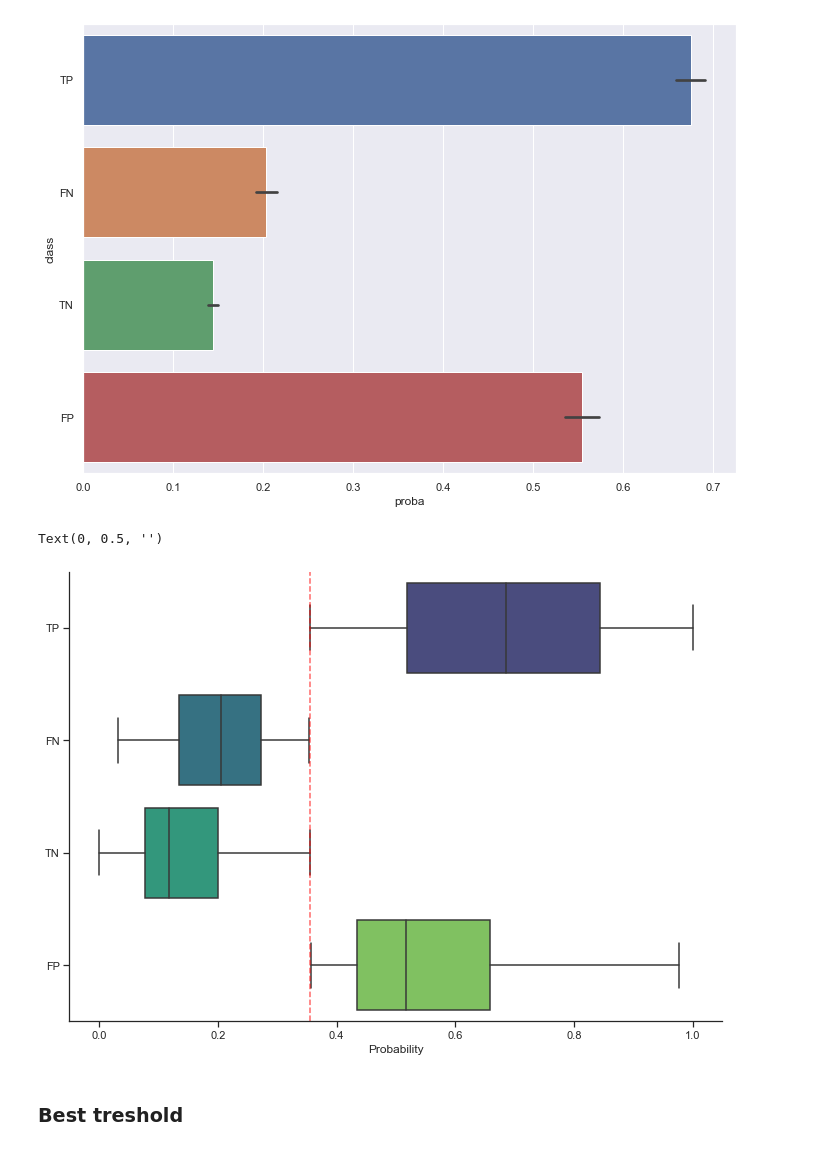
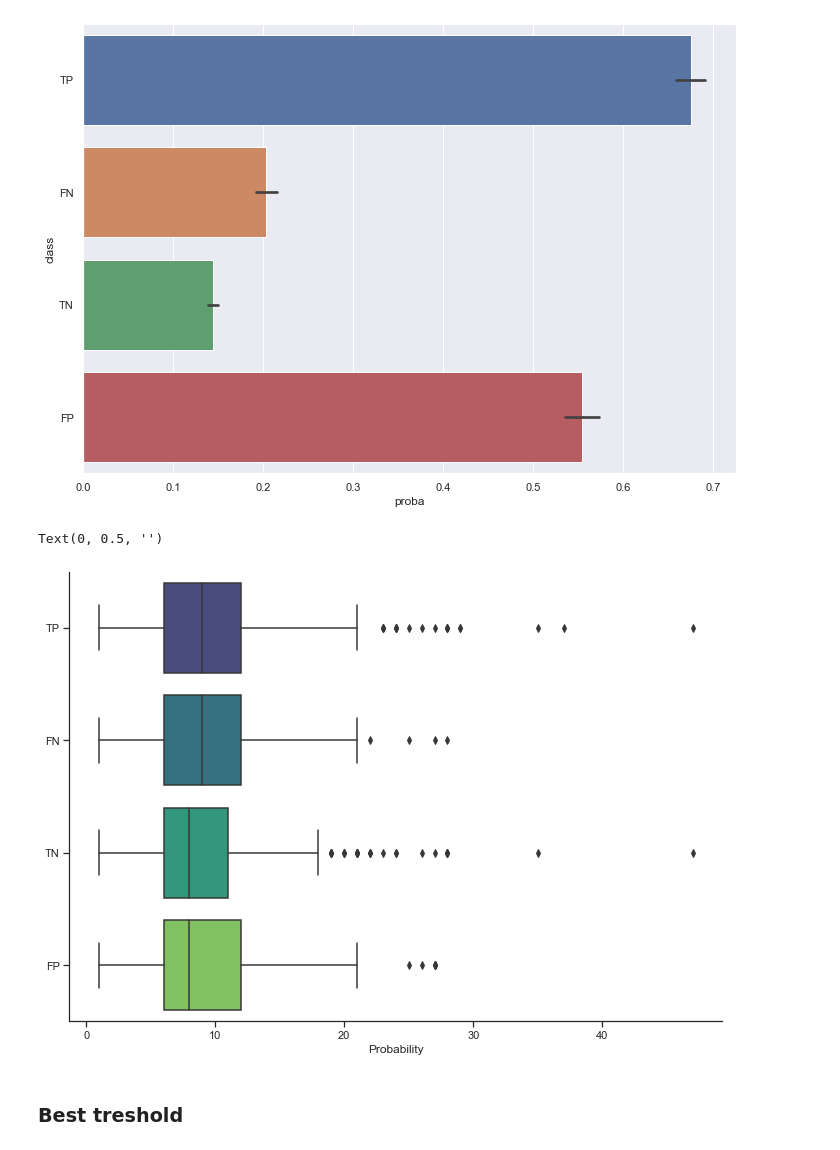
Before and after one commit to JanLeyva/approach_TFM, a Jupyter notebook: results_analysis/results_analysis.ipynb, the cells around one changed output. Cells and saved outputs as stored; diff of their text form; code cells hidden in the pictures.

```diff
--- a/results_analysis/results_analysis.ipynb
+++ b/results_analysis/results_analysis.ipynb
@@ -161,3 +163,9 @@ predict_cm=conf_matrx_termenology(test_unseen['id'],
+# %%
+len_words=[]
+for ind in range(len(test_unseen['text'])):
+    len_words.append(len((test_unseen['text'][ind]).split()))
+test_unseen['len_words']=len_words
 # %%
+predict_cm['len_words']=len_words
 predict_cm
 # %% [output]
@@ -183,17 +191,16 @@ sns.barplot(x='proba', y='class', orient = "h", data=predict_cm)
 # %%
 import matplotlib.pyplot as plt
 # %%
+sns.set(rc={'figure.figsize':(11.7,8.27)})
 custom_params = {"axes.spines.right": False, "axes.spines.top": False}
 sns.set_theme(style="ticks", rc=custom_params)
 sns.color_palette("viridis", as_cmap=True)
-ax=sns.boxplot(x='proba', y='class', orient = "h", data=predict_cm,
+ax=sns.boxplot(x='len_words', y='class', orient = "h", data=predict_cm,
            palette='viridis')
-ax.axvline(0.35610683508344143, ls ='--',
-          alpha=0.6,
-          color='red')
+
 ax.set_title("")
 ax.set_xlabel("Probability")
 ax.set_ylabel("")
 # %% [output]
 Text(0, 0.5, '')
-[figure, old version]
+[figure, new version]
```
Also changed, not shown: parts of 4 cells of this notebook, 5 other files.
